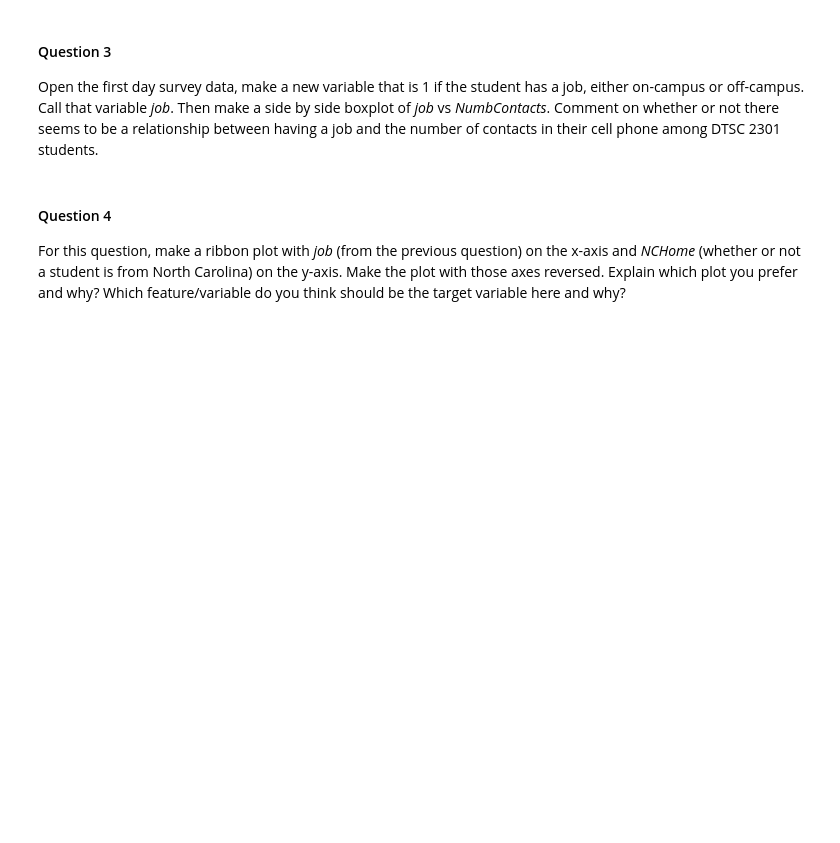
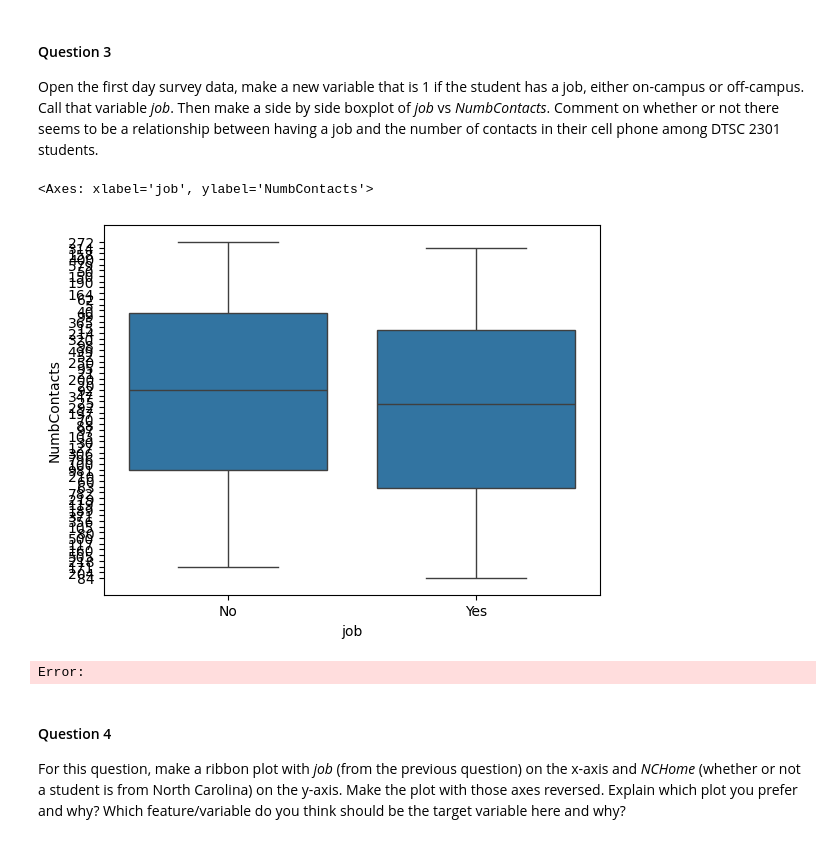
Before and after one commit to mlukoms0/DTSC2301_HW, a Jupyter notebook: DTSC2301_S25_HW2.ipynb, the cells around one changed output. Drawn from its saved outputs; the diff is of its cells as text; code cells hidden in the pictures; blank space fills up the shorter version.

```diff
--- a/DTSC2301_S25_HW2.ipynb
+++ b/DTSC2301_S25_HW2.ipynb
@@ -35,6 +52,17 @@ Using the Ironman data from above, fit a regression model that predicts *Overall
 # %% [markdown]
 #### Question 3
 Open the first day survey data, make a new variable that is 1 if the student has a job, either on-campus or off-campus.  Call that variable *job*.  Then make a side by side boxplot of *job* vs *NumbContacts*.  Comment on whether or not there seems to be a relationship between having a job and the number of contacts in their cell phone among DTSC 2301 students.
+# %%
+firstday = pd.read_csv('DTSC2301FirstDaySurvey_Responses_Clean.csv')
+firstday['job'] = ((firstday['CampusJob'] == 'Yes') | (firstday['OffCampusJob'] == 'Yes')).map({True:'Yes', False:'No'})
+
+
+
+sns.boxplot(x=firstday['job'],y=firstday['NumbContacts'])
+# %% [output]
+<Axes: xlabel='job', ylabel='NumbContacts'>
+[figure, added]
+Error:
 # %% [markdown]
 #### Question 4
 For this question, make a ribbon plot with *job* (from the previous question) on the x-axis and *NCHome* (whether or not a student is from North Carolina) on the y-axis.  Make the plot with those axes reversed.  Explain which plot  you prefer and why?  Which feature/variable do you think should be the target variable here and why?
```
Also changed, not shown: parts of 5 cells of this notebook, 2 other files.
